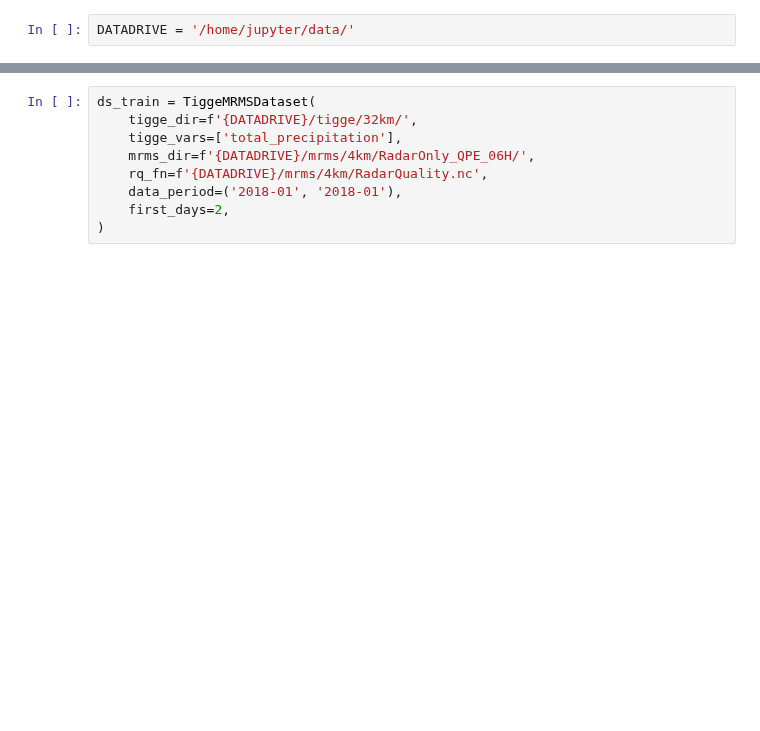
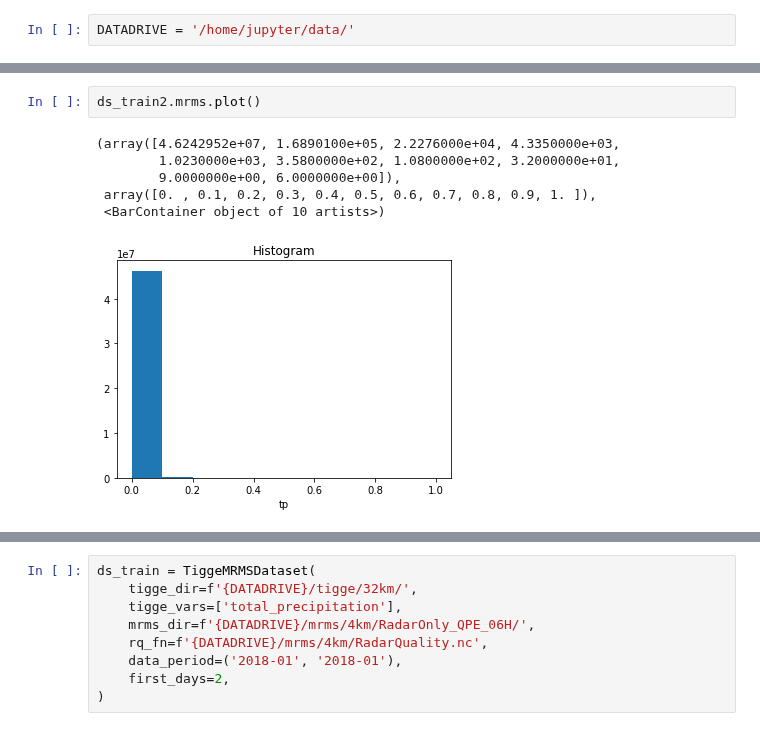
Before and after one commit to raspstephan/nwp-downscale, a Jupyter notebook: notebooks/stephan_notebooks/20-Small-Stride.ipynb, the cells around one changed output, grey strips where cells are left out. Saved outputs shown, nothing was run; the diff lists cells and outputs as text; blank space fills up the shorter version.

```diff
--- a/notebooks/stephan_notebooks/20-Small-Stride.ipynb
+++ b/notebooks/stephan_notebooks/20-Small-Stride.ipynb
@@ -15,0 +142,9 @@ DATADRIVE = '/home/jupyter/data/'
+# %%
+ds_train2.mrms.plot()
+# %% [output]
+(array([4.6242952e+07, 1.6890100e+05, 2.2276000e+04, 4.3350000e+03,
+        1.0230000e+03, 3.5800000e+02, 1.0800000e+02, 3.2000000e+01,
+        9.0000000e+00, 6.0000000e+00]),
+ array([0. , 0.1, 0.2, 0.3, 0.4, 0.5, 0.6, 0.7, 0.8, 0.9, 1. ]),
+ <BarContainer object of 10 artists>)
+[figure, added]
```
Also changed, not shown: parts of 8 cells of this notebook, 3 other files.
